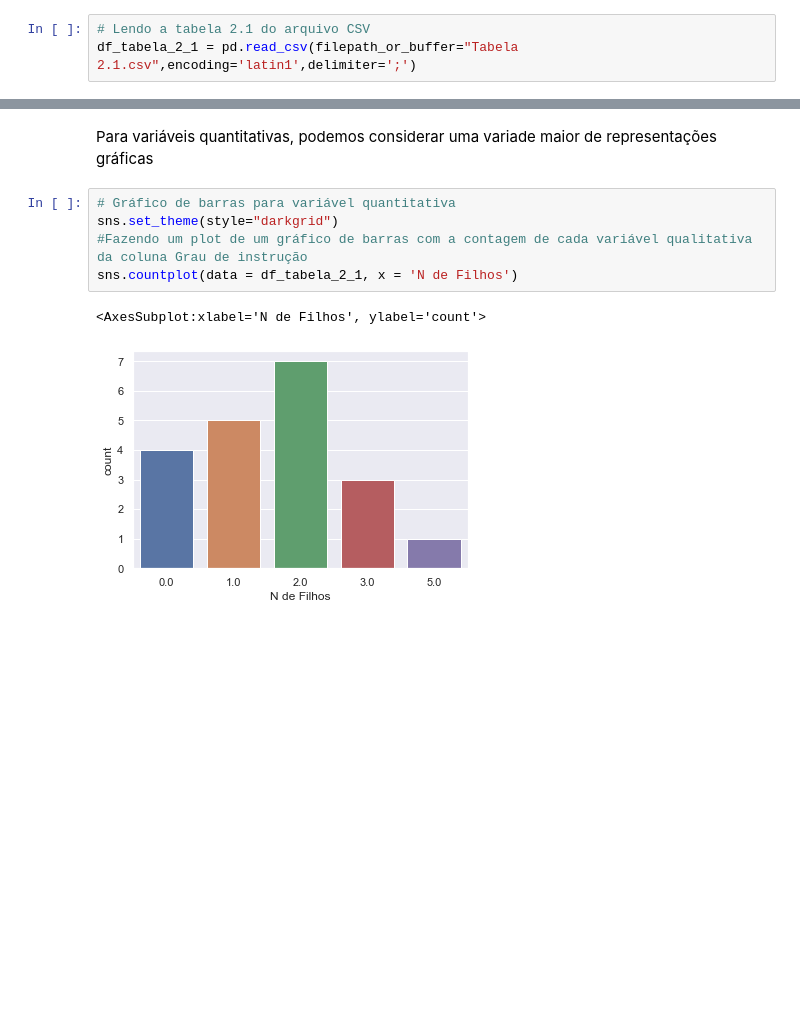
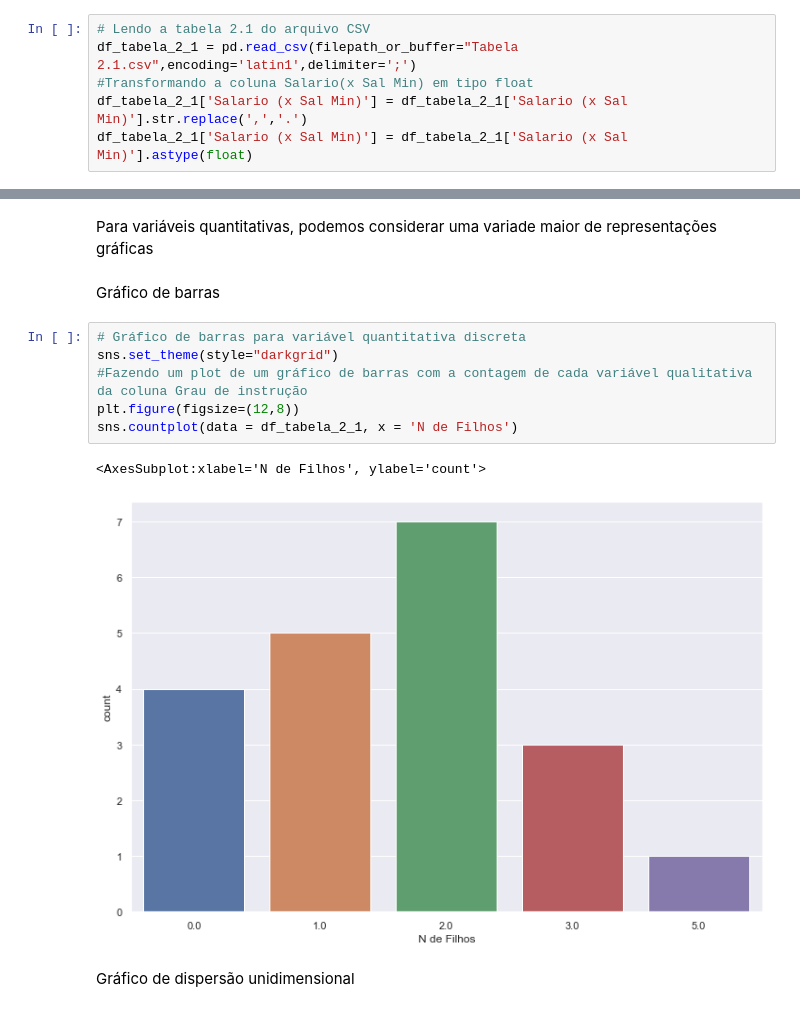
Before and after one commit to Victor-P-Martins/Estudos, a Jupyter notebook: Estatística.ipynb, the cells around one changed output, grey strips where cells are left out. Cells and saved outputs as stored; diff of their text form; blank space fills up the shorter version.

```diff
--- a/Estatística.ipynb
+++ b/Estatística.ipynb
@@ -22,6 +26,9 @@ Para esta parte utilizaremos a base de dados Tabela 2.1 que contém dados dos fu
 # %%
 # Lendo a tabela 2.1 do arquivo CSV
 df_tabela_2_1 = pd.read_csv(filepath_or_buffer="Tabela 2.1.csv",encoding='latin1',delimiter=';')
+#Transformando a coluna Salario(x Sal Min) em tipo float
+df_tabela_2_1['Salario (x Sal Min)'] = df_tabela_2_1['Salario (x Sal Min)'].str.replace(',','.')
+df_tabela_2_1['Salario (x Sal Min)'] = df_tabela_2_1['Salario (x Sal Min)'].astype(float)
 # %%
 # 5 Primeiras 5 aparições da Tabela 2.1
 df_tabela_2_1.head()
@@ -182,14 +187,19 @@ plt.pyplot.pie(x = df_count_grau_instrucao['Grau de Instrução'],labels=df_coun
 #### 2.4.1 Gráfico para variáveis quantitativas
 # %% [markdown]
 Para variáveis quantitativas, podemos considerar uma variade maior de representações gráficas
+# %% [markdown]
+Gráfico de barras
 # %%
-# Gráfico de barras para variável quantitativa
+# Gráfico de barras para variável quantitativa discreta
 sns.set_theme(style="darkgrid")
 #Fazendo um plot de um gráfico de barras com a contagem de cada variável qualitativa da coluna Grau de instrução
+plt.figure(figsize=(12,8))
 sns.countplot(data = df_tabela_2_1, x = 'N de Filhos')
 # %% [output]
 <AxesSubplot:xlabel='N de Filhos', ylabel='count'>
-[figure, old version]
+[figure, new version]
+# %% [markdown]
+Gráfico de dispersão unidimensional
 # %%
 # Gráfico de dispersão unidimensional plotando apenas o valor máximo de cada variável
 sns.set_theme(style="darkgrid")
```
Also changed, not shown: parts of 15 cells of this notebook.
